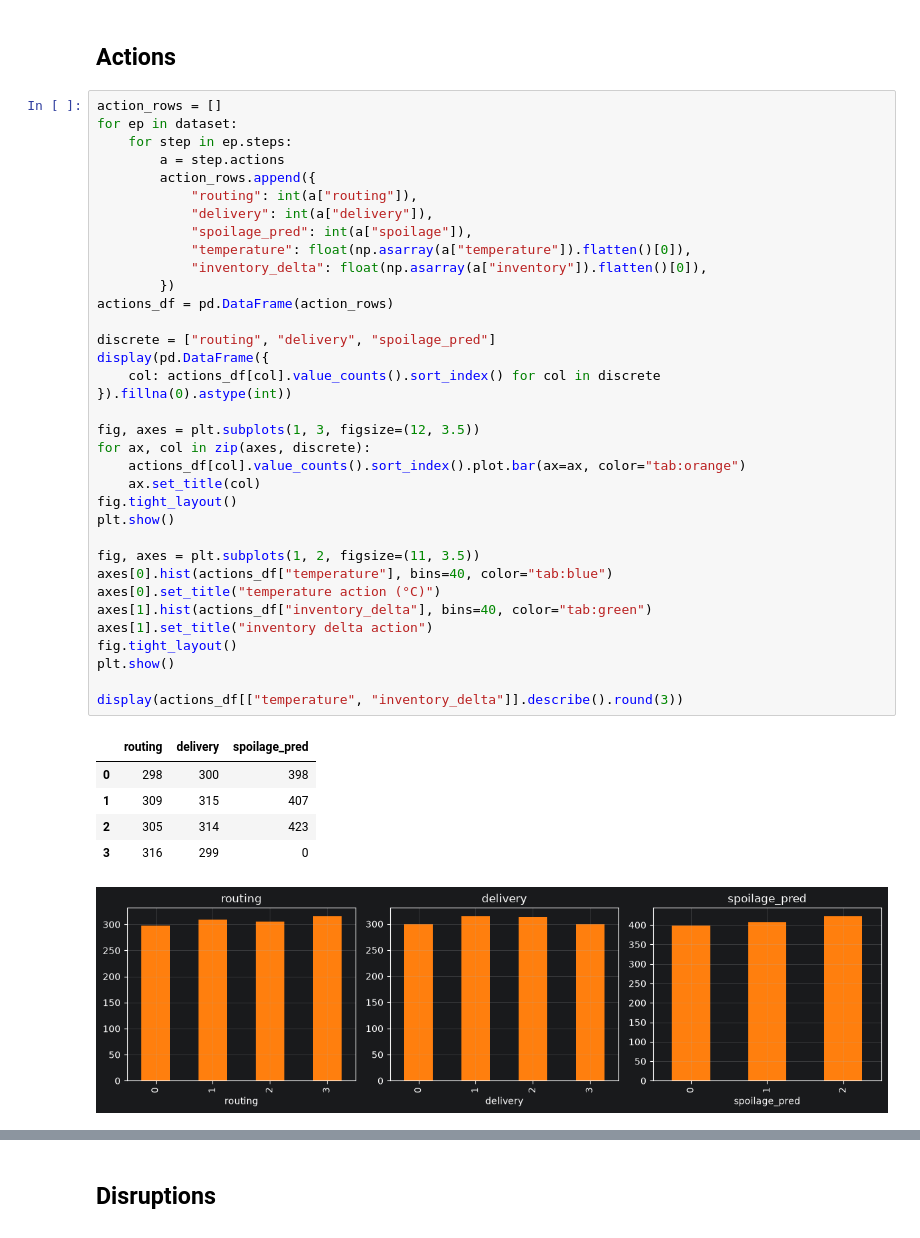
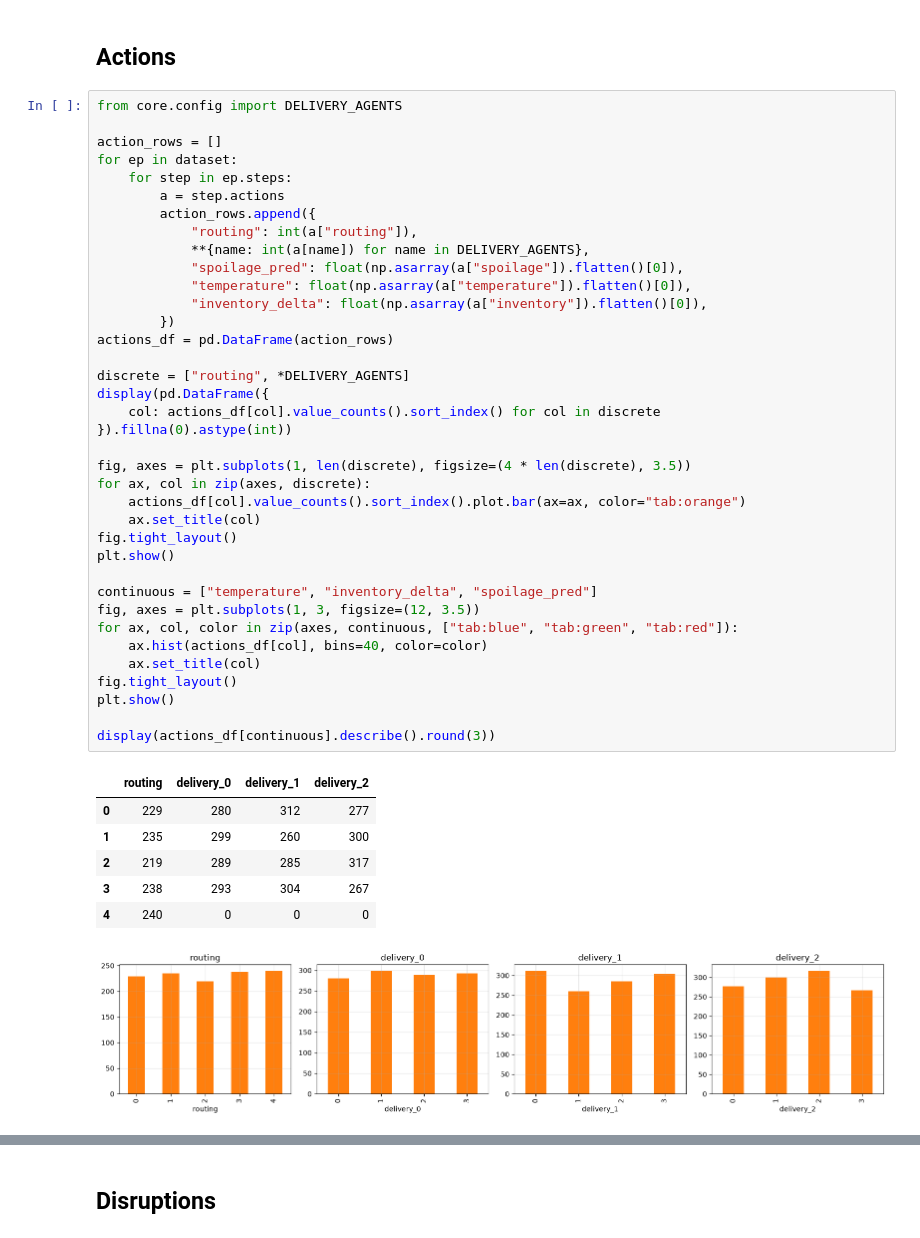
Before and after one commit to twisted1g/coldchain-marl, a Jupyter notebook: notebooks/dataset_report.ipynb, the cells around one changed output, grey strips where cells are left out. Saved outputs shown, nothing was run; the diff lists cells and outputs as text.

```diff
--- a/notebooks/dataset_report.ipynb
+++ b/notebooks/dataset_report.ipynb
@@ -262,44 +263,47 @@ plt.show()
 # %% [markdown]
 ## Actions
 # %%
+from core.config import DELIVERY_AGENTS
+
 action_rows = []
 for ep in dataset:
     for step in ep.steps:
         a = step.actions
         action_rows.append({
             "routing": int(a["routing"]),
-            "delivery": int(a["delivery"]),
-            "spoilage_pred": int(a["spoilage"]),
+            **{name: int(a[name]) for name in DELIVERY_AGENTS},
+            "spoilage_pred": float(np.asarray(a["spoilage"]).flatten()[0]),
             "temperature": float(np.asarray(a["temperature"]).flatten()[0]),
             "inventory_delta": float(np.asarray(a["inventory"]).flatten()[0]),
         })
 actions_df = pd.DataFrame(action_rows)
 
-discrete = ["routing", "delivery", "spoilage_pred"]
+discrete = ["routing", *DELIVERY_AGENTS]
 display(pd.DataFrame({
     col: actions_df[col].value_counts().sort_index() for col in discrete
 }).fillna(0).astype(int))
 
-fig, axes = plt.subplots(1, 3, figsize=(12, 3.5))
+fig, axes = plt.subplots(1, len(discrete), figsize=(4 * len(discrete), 3.5))
 for ax, col in zip(axes, discrete):
     actions_df[col].value_counts().sort_index().plot.bar(ax=ax, color="tab:orange")
     ax.set_title(col)
 fig.tight_layout()
 plt.show()
 
-fig, axes = plt.subplots(1, 2, figsize=(11, 3.5))
-axes[0].hist(actions_df["temperature"], bins=40, color="tab:blue")
-axes[0].set_title("temperature action (°C)")
-axes[1].hist(actions_df["inventory_delta"], bins=40, color="tab:green")
-axes[1].set_title("inventory delta action")
+continuous = ["temperature", "inventory_delta", "spoilage_pred"]
+fig, axes = plt.subplots(1, 3, figsize=(12, 3.5))
+for ax, col, color in zip(axes, continuous, ["tab:blue", "tab:green", "tab:red"]):
+    ax.hist(actions_df[col], bins=40, color=color)
+    ax.set_title(col)
 fig.tight_layout()
 plt.show()
 
-display(actions_df[["temperature", "inventory_delta"]].describe().round(3))
+display(actions_df[continuous].describe().round(3))
 # %% [output]
-|  | routing | delivery | spoilage_pred |
-| 0 | 298 | 300 | 398 |
-| 1 | 309 | 315 | 407 |
-| 2 | 305 | 314 | 423 |
-| 3 | 316 | 299 | 0 |
+|  | routing | delivery_0 | delivery_1 | delivery_2 |
+| 0 | 229 | 280 | 312 | 277 |
+| 1 | 235 | 299 | 260 | 300 |
+| 2 | 219 | 289 | 285 | 317 |
+| 3 | 238 | 293 | 304 | 267 |
+| 4 | 240 | 0 | 0 | 0 |
-[figure, old version]
+[figure, new version]
```
Also changed, not shown: parts of 10 cells of this notebook, 1 other file.
